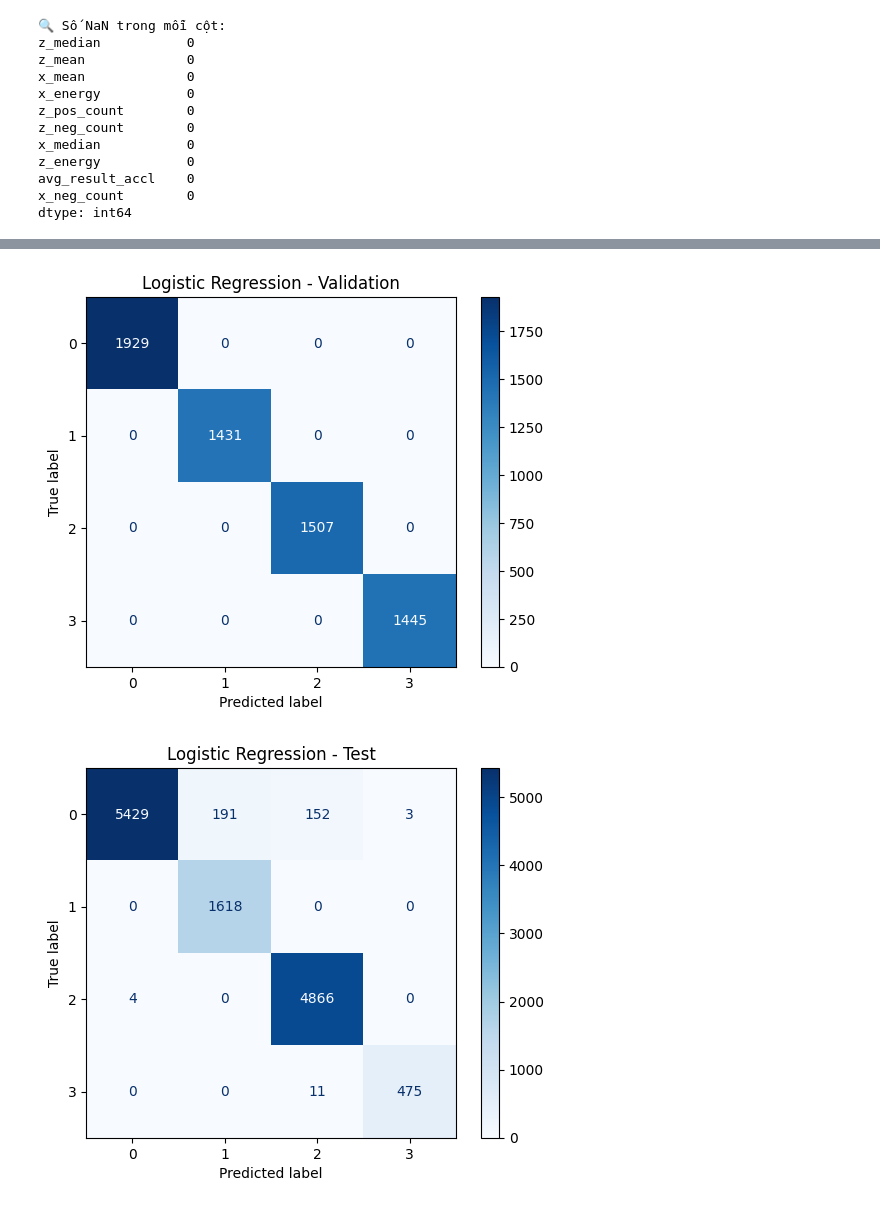
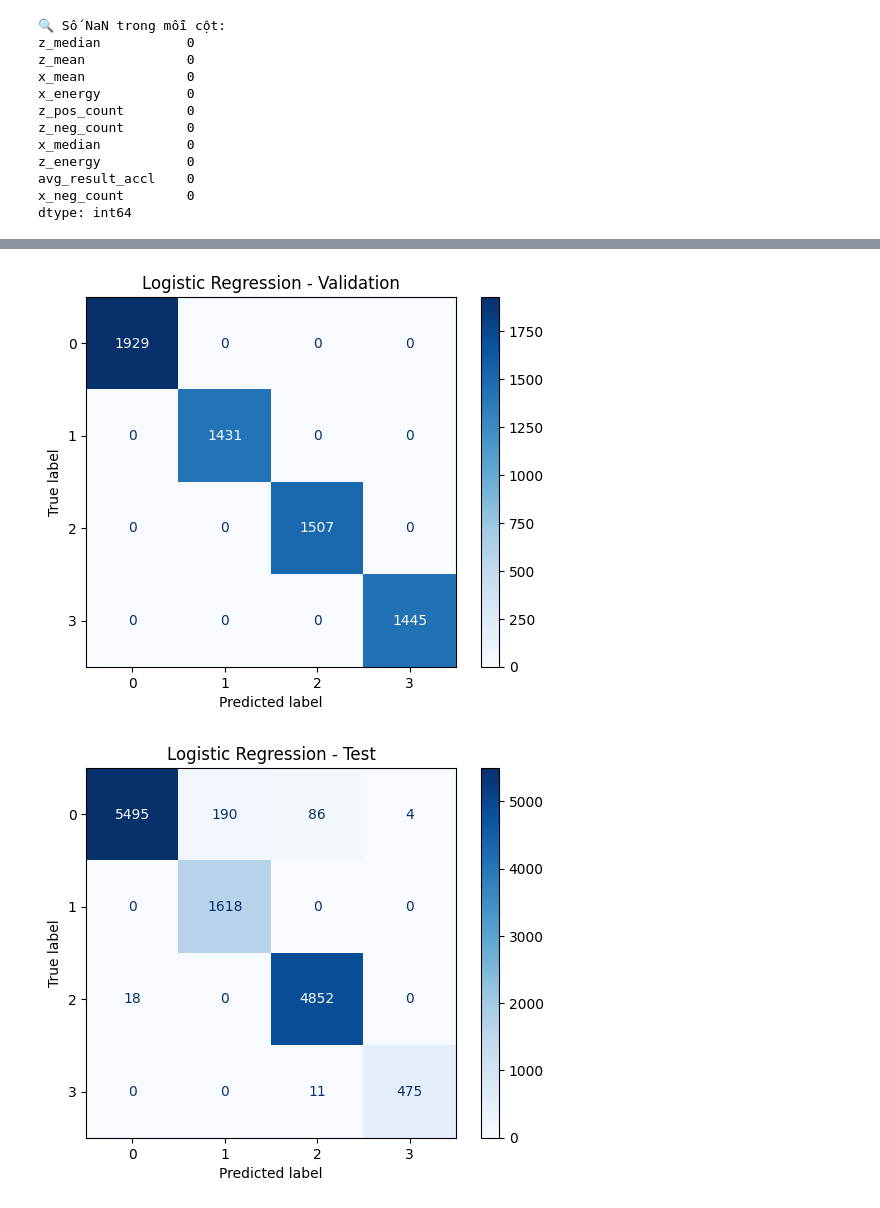
Before and after one commit to tranhuunam00/Master_2024, a Jupyter notebook: new_sleep_posture_2025/train/onlyLR1s15shap_benchmarking.ipynb, the cells around one changed output, grey strips where cells are left out. Cells and saved outputs as stored; diff of their text form; code cells hidden in the pictures.

```diff
--- a/new_sleep_posture_2025/train/onlyLR1s15shap_benchmarking.ipynb
+++ b/new_sleep_posture_2025/train/onlyLR1s15shap_benchmarking.ipynb
@@ -32,14 +31,14 @@ features = calculate_accelerometer_features(
 features_test = calculate_accelerometer_features(
     x_list=x_list_test, y_list=y_list_test, z_list=z_list_test, window_size=10)
 # %%
-features = features[["z_median","z_mean","x_mean","x_energy", "z_pos_count",
-                            "z_neg_count","x_median", 'z_energy', 'avg_result_accl',
-                            'x_neg_count', 'z_std', 'x_pos_count',"y_energy","y_mean","sma", 'y_median'
-                            ]]
+features = features[["z_median", "z_mean", "x_mean", "x_energy", "z_pos_count",
+                     "z_neg_count", "x_median", 'z_energy', 'avg_result_accl',
+                     'x_neg_count', 'z_std', 'x_pos_count', "y_energy", "y_mean", "sma",
+                     ]]
 
 
-features_test = features_test[["z_median","z_mean","x_mean","x_energy", "z_pos_count",
-                            "z_neg_count","x_median", 'z_energy', 'avg_result_accl',
-                            'x_neg_count', 'z_std', 'x_pos_count',"y_energy","y_mean","sma", 'y_median'
-                            ]]
+features_test = features_test[["z_median", "z_mean", "x_mean", "x_energy", "z_pos_count",
+                               "z_neg_count", "x_median", 'z_energy', 'avg_result_accl',
+                               'x_neg_count', 'z_std', 'x_pos_count', "y_energy", "y_mean", "sma",
+                               ]]
 # %%
@@ -91,5 +67,38 @@ weighted avg       1.00      1.00      1.00     12749
 # %%
-from models import train_LR
-modelLR, scalerLr = train_LR(features_all, features_all_test, train_labels, train_labels_test)
+from sklearn.preprocessing import MinMaxScaler
+from sklearn.linear_model import LogisticRegression
+from sklearn.model_selection import train_test_split
+from models import evaluate_model
+
+
+def train_LR(train, test, labelTrain, labelTest):
+    print(" Training Logistic Regression (optimized)...")
+
+    scaler = MinMaxScaler(feature_range=(-1, 1))
+    scaler.fit(train)
+    X_train_scaled = scaler.transform(train)
+    X_test_scaled = scaler.transform(test)
+
+    X_train, X_val, y_train, y_val = train_test_split(
+        X_train_scaled, labelTrain, test_size=0.2, random_state=42, stratify=labelTrain
+    )
+
+    lr = LogisticRegression(
+        C=5,
+        max_iter=10,
+        penalty='l2',
+        solver='newton-cg',
+        random_state=21,
+        multi_class='ovr'
+    )
+
+    lr.fit(X_train, y_train)
+    evaluate_model(lr, X_train, y_train, X_val, y_val,
+                   X_test_scaled, labelTest, "Logistic Regression")
+    return lr, scaler
+
+
+modelLR, scalerLr = train_LR(
+    features_all, features_all_test, train_labels, train_labels_test)
 # %% [output]
  Training Logistic Regression (optimized)...
@@ -113,2 +121,2 @@ weighted avg       0.97      0.97      0.97     12749
 [figure]
-[figure, old version]
+[figure, new version]
```
Also changed, not shown: parts of 10 cells of this notebook, 16 other files.
